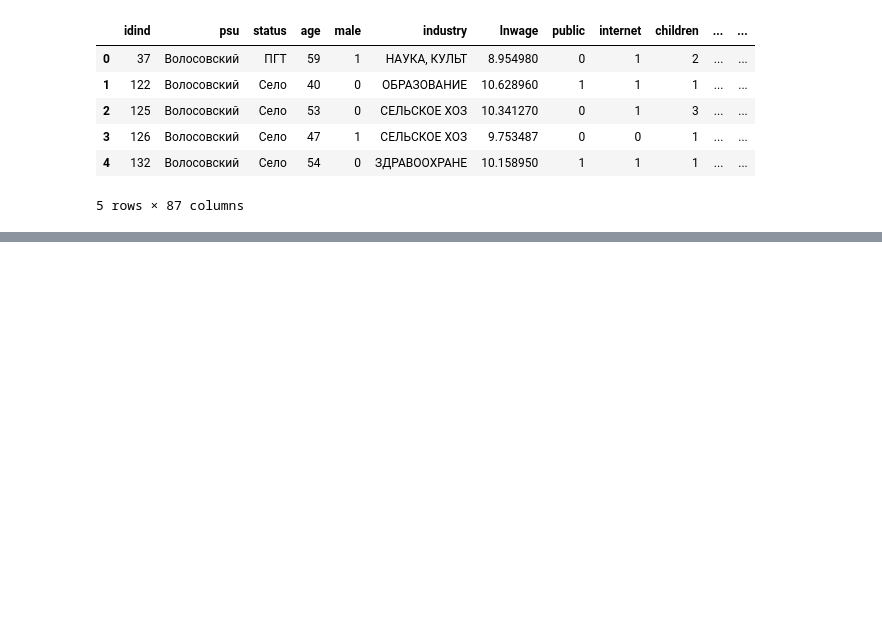
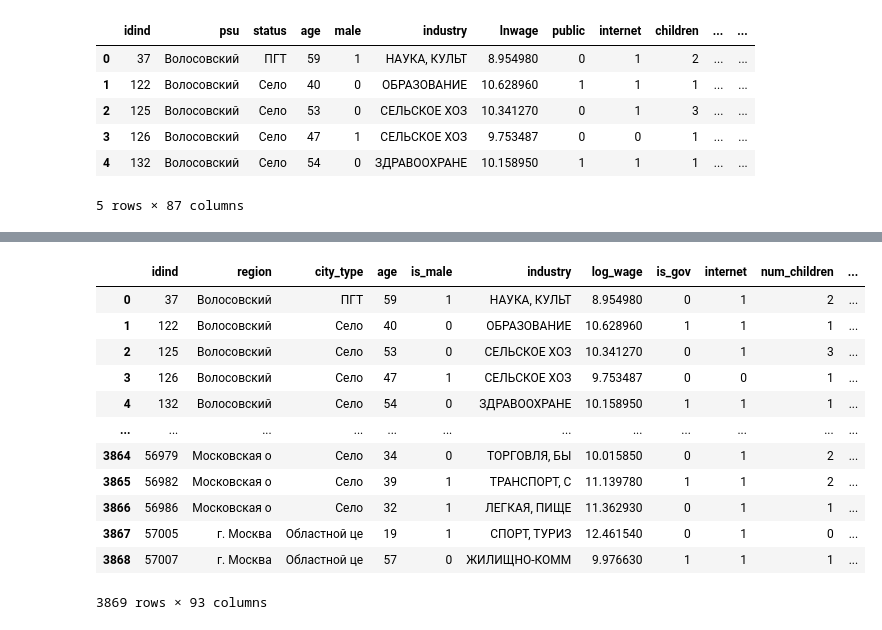
Before and after one commit to Selling-Pandas/dano-hackathon-innopolis-2024, a Jupyter notebook: Polina/main.ipynb, the cells around one changed output, grey strips where cells are left out. Saved outputs shown, nothing was run; the diff lists cells and outputs as text; code cells hidden in the pictures; blank space fills up the shorter version.

Commit message:
df merged

```diff
--- a/Polina/main.ipynb
+++ b/Polina/main.ipynb
@@ -33,0 +45,6 @@ renamed_variables = {
+# %%
+cols_to_add = ['idind', 'vj1.1.2', 'vj1.1.3', 'vj1.1.4', 'vj62', 'vj63', 'vj64']
+# %%
+df_full = pd.read_spss('../full_dataset_2017.sav')
+df_full = df_full[cols_to_add]
+df_full
@@ -33,0 +65,17 @@ renamed_variables = {
+# %%
+df_merged = pd.merge(dfr, df_full, on='idind')
+df_merged
+# %% [output]
+|  | idind | region | city_type | age | is_male | industry | log_wage | is_gov | internet | num_children | ... |
+| 0 | 37 | Волосовский | ПГТ | 59 | 1 | НАУКА, КУЛЬТ | 8.954980 | 0 | 1 | 2 | ... |
+| 1 | 122 | Волосовский | Село | 40 | 0 | ОБРАЗОВАНИЕ | 10.628960 | 1 | 1 | 1 | ... |
+| 2 | 125 | Волосовский | Село | 53 | 0 | СЕЛЬСКОЕ ХОЗ | 10.341270 | 0 | 1 | 3 | ... |
+| 3 | 126 | Волосовский | Село | 47 | 1 | СЕЛЬСКОЕ ХОЗ | 9.753487 | 0 | 0 | 1 | ... |
+| 4 | 132 | Волосовский | Село | 54 | 0 | ЗДРАВООХРАНЕ | 10.158950 | 1 | 1 | 1 | ... |
+| ... | ... | ... | ... | ... | ... | ... | ... | ... | ... | ... | ... |
+| 3864 | 56979 | Московская о | Село | 34 | 0 | ТОРГОВЛЯ, БЫ | 10.015850 | 0 | 1 | 2 | ... |
+| 3865 | 56982 | Московская о | Село | 39 | 1 | ТРАНСПОРТ, С | 11.139780 | 1 | 1 | 2 | ... |
+| 3866 | 56986 | Московская о | Село | 32 | 1 | ЛЕГКАЯ, ПИЩЕ | 11.362930 | 0 | 1 | 1 | ... |
+| 3867 | 57005 | г. Москва | Областной це | 19 | 1 | СПОРТ, ТУРИЗ | 12.461540 | 0 | 1 | 0 | ... |
+| 3868 | 57007 | г. Москва | Областной це | 57 | 0 | ЖИЛИЩНО-КОММ | 9.976630 | 1 | 1 | 1 | ... |
+3869 rows × 93 columns
```
Also changed, not shown: parts of 4 cells of this notebook, 1 other file.
